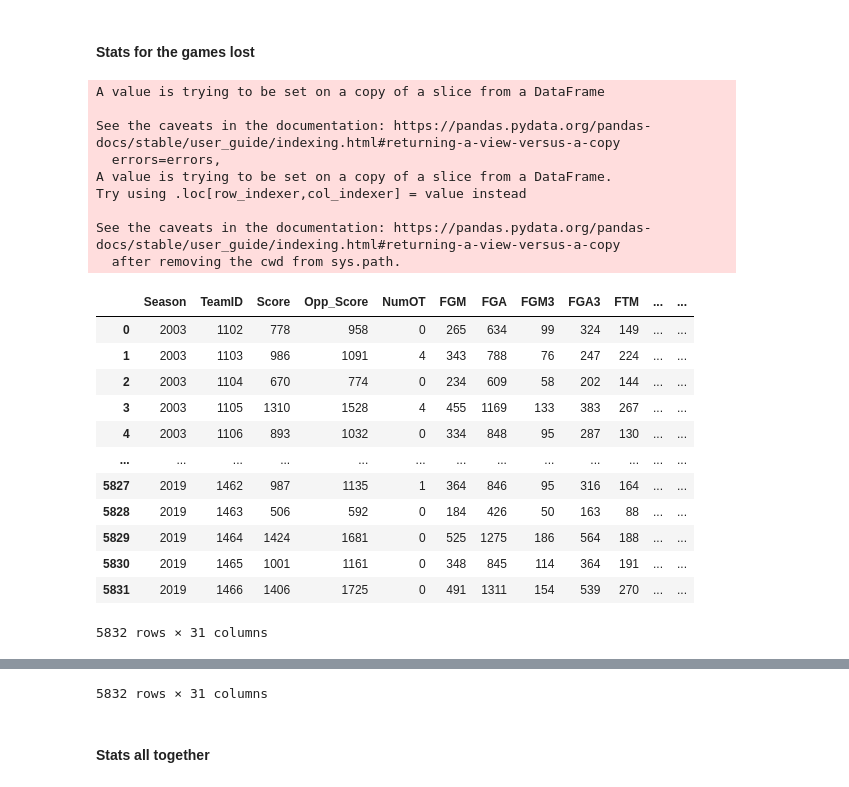
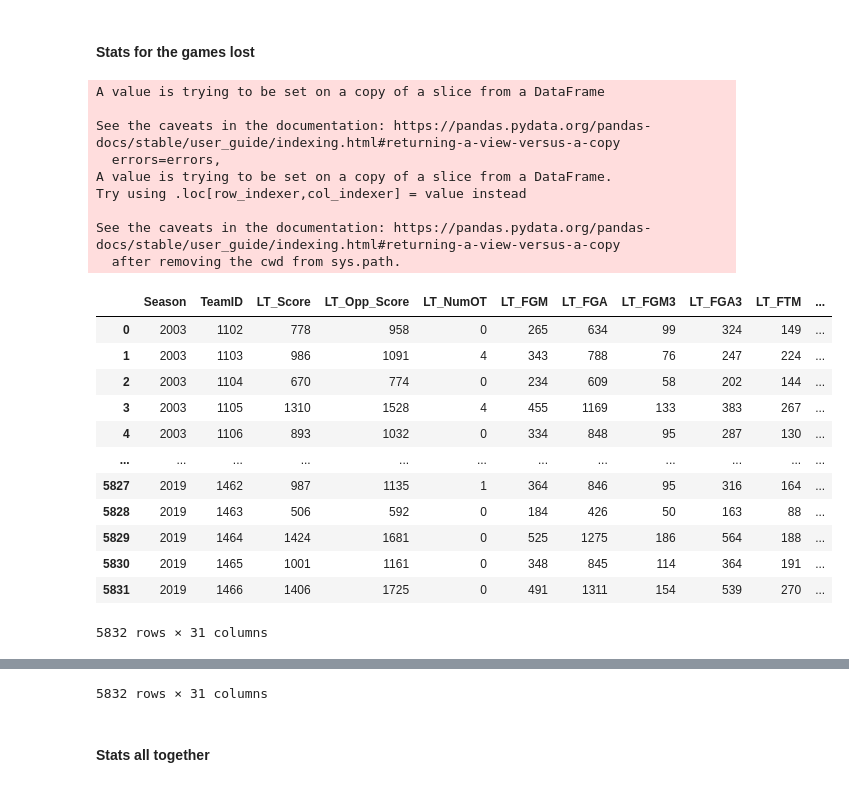
Before and after one commit to YT-Hwang/Kaggle_Competion, a Jupyter notebook: Google Cloud & NCAA® ML Competition 2020-NCAAM/2019 Season Simulation/2019 Simulation.ipynb, the cells around one changed output, grey strips where cells are left out. Cells and saved outputs as stored; diff of their text form; code cells hidden in the pictures.

```diff
--- a/Google Cloud & NCAA® ML Competition 2020-NCAAM/2019 Season Simulation/2019 Simulation.ipynb
+++ b/Google Cloud & NCAA® ML Competition 2020-NCAAM/2019 Season Simulation/2019 Simulation.ipynb
@@ -371,43 +357,49 @@ See the caveats in the documentation: https://pandas.pydata.org/pandas-docs/stab
 # %%
 # Get the Total Results per team per seaon from the regular season data
 Lost_stats = regular_detailed_result_M[regular_detailed_result_M['Result'] == 0]
 Lost_stats.drop(['Loc', 'CRType'], axis = 1, inplace=True)
 Lost_stats['Result'] = 1
 
 # Sum
-Lost_stats_total = Lost_stats.groupby(['Season', 'TeamID'], as_index = False).sum()
+Lost_stats_total = Lost_stats.groupby(['Season', 'TeamID']).sum()
 Lost_stats_total = Lost_stats_total.drop(['DayNum', 'Opp_TeamID', 'Result'], axis = 1)
 
-Lost_stats_total
 
 # Avg per game
 Lost_stats_avg = Lost_stats.groupby(['Season', 'TeamID']).sum()
 Lost_stats_avg = Lost_stats_avg.iloc[:,:].div(Lost_stats_avg.Result, axis=0)
 Lost_stats_avg = Lost_stats_avg.drop(['DayNum', 'Opp_TeamID', 'Result'], axis = 1)
 
+
+# Add Prefix
+Lost_stats_total = Lost_stats_total.add_prefix('LT_')
+Lost_stats_avg = Lost_stats_avg.add_prefix('LA_')
+
+Lost_stats_total.reset_index(inplace=True)
 Lost_stats_avg.reset_index(inplace=True)
 
+Lost_stats_total
 Lost_stats_avg
 # %% [output]
 A value is trying to be set on a copy of a slice from a DataFrame
 
 See the caveats in the documentation: https://pandas.pydata.org/pandas-docs/stable/user_guide/indexing.html#returning-a-view-versus-a-copy
   errors=errors,
 A value is trying to be set on a copy of a slice from a DataFrame.
 Try using .loc[row_indexer,col_indexer] = value instead
 
 See the caveats in the documentation: https://pandas.pydata.org/pandas-docs/stable/user_guide/indexing.html#returning-a-view-versus-a-copy
   after removing the cwd from sys.path.
-|  | Season | TeamID | Score | Opp_Score | NumOT | FGM | FGA | FGM3 | FGA3 | FTM | ... | ... |
-| 0 | 2003 | 1102 | 778 | 958 | 0 | 265 | 634 | 99 | 324 | 149 | ... | ... |
-| 1 | 2003 | 1103 | 986 | 1091 | 4 | 343 | 788 | 76 | 247 | 224 | ... | ... |
-| 2 | 2003 | 1104 | 670 | 774 | 0 | 234 | 609 | 58 | 202 | 144 | ... | ... |
-| 3 | 2003 | 1105 | 1310 | 1528 | 4 | 455 | 1169 | 133 | 383 | 267 | ... | ... |
-| 4 | 2003 | 1106 | 893 | 1032 | 0 | 334 | 848 | 95 | 287 | 130 | ... | ... |
-| ... | ... | ... | ... | ... | ... | ... | ... | ... | ... | ... | ... | ... |
-| 5827 | 2019 | 1462 | 987 | 1135 | 1 | 364 | 846 | 95 | 316 | 164 | ... | ... |
-| 5828 | 2019 | 1463 | 506 | 592 | 0 | 184 | 426 | 50 | 163 | 88 | ... | ... |
-| 5829 | 2019 | 1464 | 1424 | 1681 | 0 | 525 | 1275 | 186 | 564 | 188 | ... | ... |
-| 5830 | 2019 | 1465 | 1001 | 1161 | 0 | 348 | 845 | 114 | 364 | 191 | ... | ... |
-| 5831 | 2019 | 1466 | 1406 | 1725 | 0 | 491 | 1311 | 154 | 539 | 270 | ... | ... |
+|  | Season | TeamID | LT_Score | LT_Opp_Score | LT_NumOT | LT_FGM | LT_FGA | LT_FGM3 | LT_FGA3 | LT_FTM | ... |
+| 0 | 2003 | 1102 | 778 | 958 | 0 | 265 | 634 | 99 | 324 | 149 | ... |
+| 1 | 2003 | 1103 | 986 | 1091 | 4 | 343 | 788 | 76 | 247 | 224 | ... |
+| 2 | 2003 | 1104 | 670 | 774 | 0 | 234 | 609 | 58 | 202 | 144 | ... |
+| 3 | 2003 | 1105 | 1310 | 1528 | 4 | 455 | 1169 | 133 | 383 | 267 | ... |
+| 4 | 2003 | 1106 | 893 | 1032 | 0 | 334 | 848 | 95 | 287 | 130 | ... |
+| ... | ... | ... | ... | ... | ... | ... | ... | ... | ... | ... | ... |
+| 5827 | 2019 | 1462 | 987 | 1135 | 1 | 364 | 846 | 95 | 316 | 164 | ... |
+| 5828 | 2019 | 1463 | 506 | 592 | 0 | 184 | 426 | 50 | 163 | 88 | ... |
+| 5829 | 2019 | 1464 | 1424 | 1681 | 0 | 525 | 1275 | 186 | 564 | 188 | ... |
+| 5830 | 2019 | 1465 | 1001 | 1161 | 0 | 348 | 845 | 114 | 364 | 191 | ... |
+| 5831 | 2019 | 1466 | 1406 | 1725 | 0 | 491 | 1311 | 154 | 539 | 270 | ... |
 5832 rows × 31 columns
```
Also changed, not shown: parts of 21 cells of this notebook, 1 other file.
